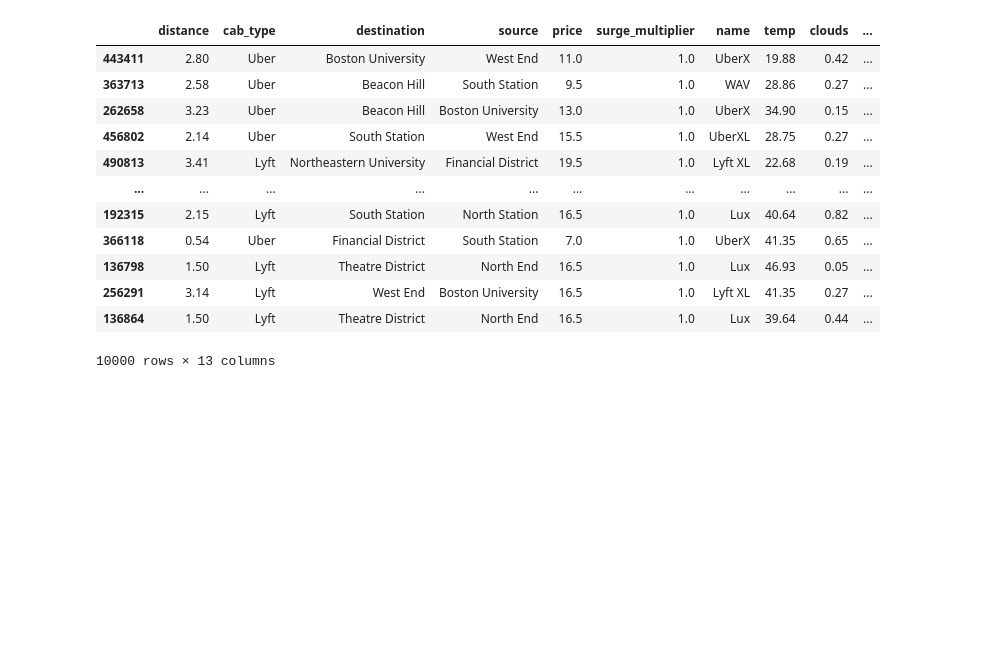
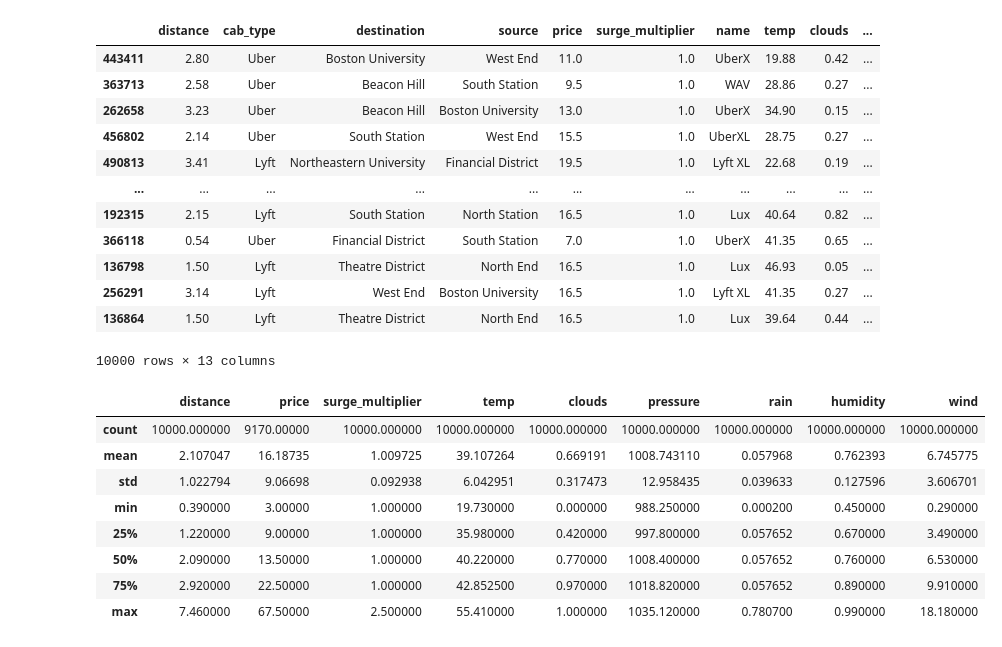
Before and after one commit to martin-ngugi/Group3_project, a Jupyter notebook: index.ipynb, the cells around one changed output. Cells and saved outputs as stored; diff of their text form; code cells hidden in the pictures; blank space fills up the shorter version.

```diff
--- a/index.ipynb
+++ b/index.ipynb
@@ -278,3 +278,15 @@ dummy_df
 | 256291 | 3.14 | Lyft | West End | Boston University | 16.5 | 1.0 | Lyft XL | 41.35 | 0.27 | ... |
 | 136864 | 1.50 | Lyft | Theatre District | North End | 16.5 | 1.0 | Lux | 39.64 | 0.44 | ... |
 10000 rows × 13 columns
+# %%
+dummy_df.describe()
+# %% [output]
+|  | distance | price | surge_multiplier | temp | clouds | pressure | rain | humidity | wind |
+| count | 10000.000000 | 9170.00000 | 10000.000000 | 10000.000000 | 10000.000000 | 10000.000000 | 10000.000000 | 10000.000000 | 10000.000000 |
+| mean | 2.107047 | 16.18735 | 1.009725 | 39.107264 | 0.669191 | 1008.743110 | 0.057968 | 0.762393 | 6.745775 |
+| std | 1.022794 | 9.06698 | 0.092938 | 6.042951 | 0.317473 | 12.958435 | 0.039633 | 0.127596 | 3.606701 |
+| min | 0.390000 | 3.00000 | 1.000000 | 19.730000 | 0.000000 | 988.250000 | 0.000200 | 0.450000 | 0.290000 |
+| 25% | 1.220000 | 9.00000 | 1.000000 | 35.980000 | 0.420000 | 997.800000 | 0.057652 | 0.670000 | 3.490000 |
+| 50% | 2.090000 | 13.50000 | 1.000000 | 40.220000 | 0.770000 | 1008.400000 | 0.057652 | 0.760000 | 6.530000 |
+| 75% | 2.920000 | 22.50000 | 1.000000 | 42.852500 | 0.970000 | 1018.820000 | 0.057652 | 0.890000 | 9.910000 |
+| max | 7.460000 | 67.50000 | 2.500000 | 55.410000 | 1.000000 | 1035.120000 | 0.780700 | 0.990000 | 18.180000 |
```
Also changed, not shown: parts of 4 cells of this notebook.
